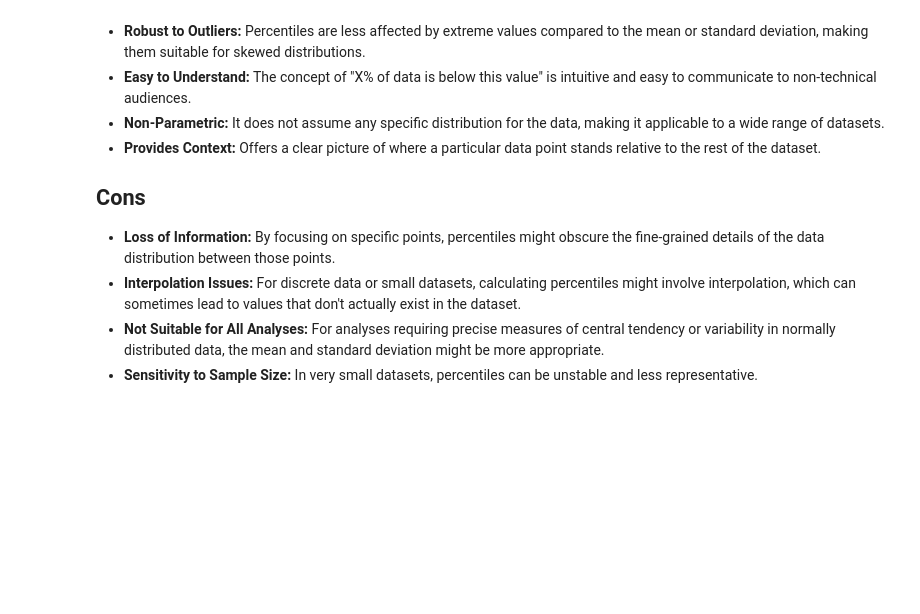
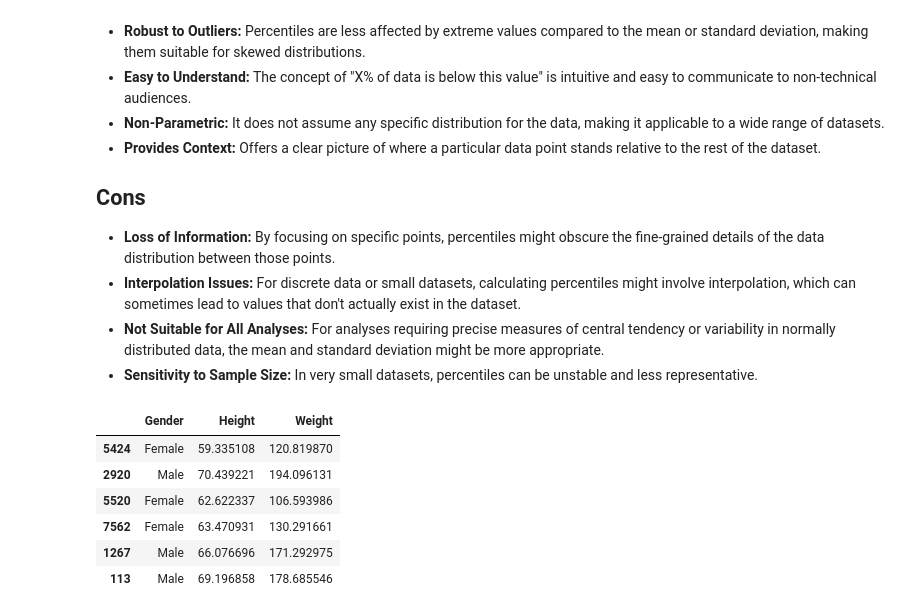
Before and after one commit to Ashura369/Python_and_Data_Science, a Jupyter notebook: 0 ML lecture/14_3 percentile method.ipynb, the cells around one changed output. Drawn from its saved outputs; the diff is of its cells as text; code cells hidden in the pictures; blank space fills up the shorter version.

```diff
--- a/0 ML lecture/14_3 percentile method.ipynb
+++ b/0 ML lecture/14_3 percentile method.ipynb
@@ -30,0 +46,11 @@ The percentile method is particularly useful in the following scenarios:
+# %%
+df = pd.read_csv('weight-height.csv')
+df.sample(6)
+# %% [output]
+|  | Gender | Height | Weight |
+| 5424 | Female | 59.335108 | 120.819870 |
+| 2920 | Male | 70.439221 | 194.096131 |
+| 5520 | Female | 62.622337 | 106.593986 |
+| 7562 | Female | 63.470931 | 130.291661 |
+| 1267 | Male | 66.076696 | 171.292975 |
+| 113 | Male | 69.196858 | 178.685546 |
```
Also changed, not shown: parts of 5 cells of this notebook, 1 other file.
